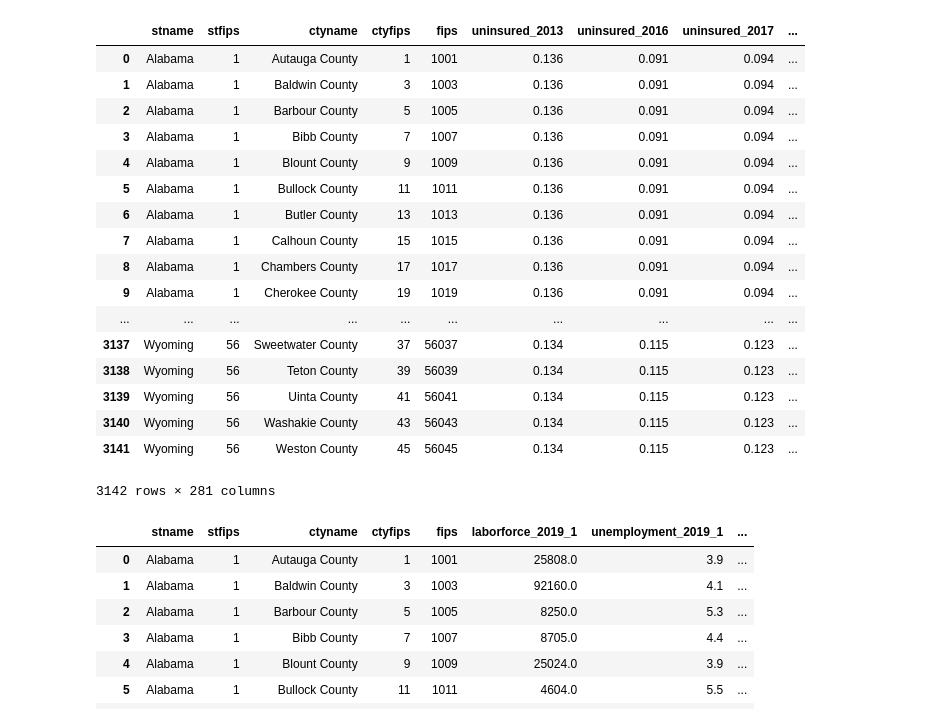
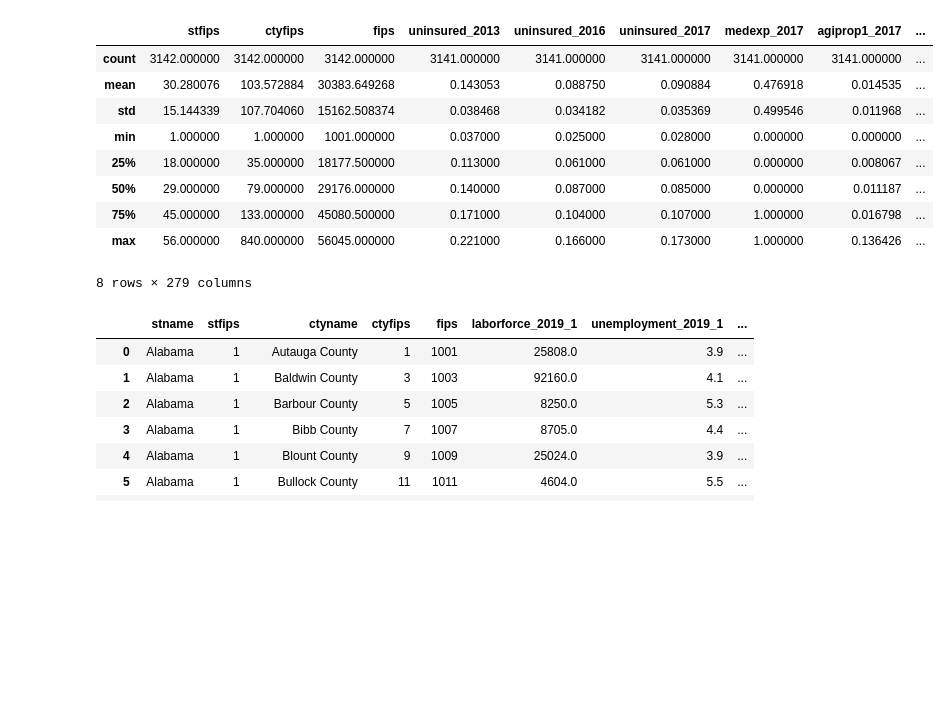
Before and after one commit to billyean/Machine_learning, a Jupyter notebook: mlsci/ist340/final_merge_data.ipynb, the cells around one changed output. Saved outputs shown, nothing was run; the diff lists cells and outputs as text; code cells hidden in the pictures; blank space fills up the shorter version.

```diff
--- a/mlsci/ist340/final_merge_data.ipynb
+++ b/mlsci/ist340/final_merge_data.ipynb
@@ -29,24 +21,16 @@ pandemic
 # %%
-prepandemic
+prepandemic.describe()
 # %% [output]
-|  | stname | stfips | ctyname | ctyfips | fips | uninsured_2013 | uninsured_2016 | uninsured_2017 | ... |
-| 0 | Alabama | 1 | Autauga County | 1 | 1001 | 0.136 | 0.091 | 0.094 | ... |
-| 1 | Alabama | 1 | Baldwin County | 3 | 1003 | 0.136 | 0.091 | 0.094 | ... |
-| 2 | Alabama | 1 | Barbour County | 5 | 1005 | 0.136 | 0.091 | 0.094 | ... |
-| 3 | Alabama | 1 | Bibb County | 7 | 1007 | 0.136 | 0.091 | 0.094 | ... |
-| 4 | Alabama | 1 | Blount County | 9 | 1009 | 0.136 | 0.091 | 0.094 | ... |
-| 5 | Alabama | 1 | Bullock County | 11 | 1011 | 0.136 | 0.091 | 0.094 | ... |
-| 6 | Alabama | 1 | Butler County | 13 | 1013 | 0.136 | 0.091 | 0.094 | ... |
-| 7 | Alabama | 1 | Calhoun County | 15 | 1015 | 0.136 | 0.091 | 0.094 | ... |
-| 8 | Alabama | 1 | Chambers County | 17 | 1017 | 0.136 | 0.091 | 0.094 | ... |
-| 9 | Alabama | 1 | Cherokee County | 19 | 1019 | 0.136 | 0.091 | 0.094 | ... |
-| ... | ... | ... | ... | ... | ... | ... | ... | ... | ... |
-| 3137 | Wyoming | 56 | Sweetwater County | 37 | 56037 | 0.134 | 0.115 | 0.123 | ... |
-| 3138 | Wyoming | 56 | Teton County | 39 | 56039 | 0.134 | 0.115 | 0.123 | ... |
-| 3139 | Wyoming | 56 | Uinta County | 41 | 56041 | 0.134 | 0.115 | 0.123 | ... |
-| 3140 | Wyoming | 56 | Washakie County | 43 | 56043 | 0.134 | 0.115 | 0.123 | ... |
-| 3141 | Wyoming | 56 | Weston County | 45 | 56045 | 0.134 | 0.115 | 0.123 | ... |
+|  | stfips | ctyfips | fips | uninsured_2013 | uninsured_2016 | uninsured_2017 | medexp_2017 | agiprop1_2017 | ... |
+| count | 3142.000000 | 3142.000000 | 3142.000000 | 3141.000000 | 3141.000000 | 3141.000000 | 3141.000000 | 3141.000000 | ... |
+| mean | 30.280076 | 103.572884 | 30383.649268 | 0.143053 | 0.088750 | 0.090884 | 0.476918 | 0.014535 | ... |
+| std | 15.144339 | 107.704060 | 15162.508374 | 0.038468 | 0.034182 | 0.035369 | 0.499546 | 0.011968 | ... |
+| min | 1.000000 | 1.000000 | 1001.000000 | 0.037000 | 0.025000 | 0.028000 | 0.000000 | 0.000000 | ... |
+| 25% | 18.000000 | 35.000000 | 18177.500000 | 0.113000 | 0.061000 | 0.061000 | 0.000000 | 0.008067 | ... |
+| 50% | 29.000000 | 79.000000 | 29176.000000 | 0.140000 | 0.087000 | 0.085000 | 0.000000 | 0.011187 | ... |
+| 75% | 45.000000 | 133.000000 | 45080.500000 | 0.171000 | 0.104000 | 0.107000 | 1.000000 | 0.016798 | ... |
+| max | 56.000000 | 840.000000 | 56045.000000 | 0.221000 | 0.166000 | 0.173000 | 1.000000 | 0.136426 | ... |
-3142 rows × 281 columns
+8 rows × 279 columns
 # %%
 unemployment
 # %% [output]
```
Also changed, not shown: parts of 9 cells of this notebook.
